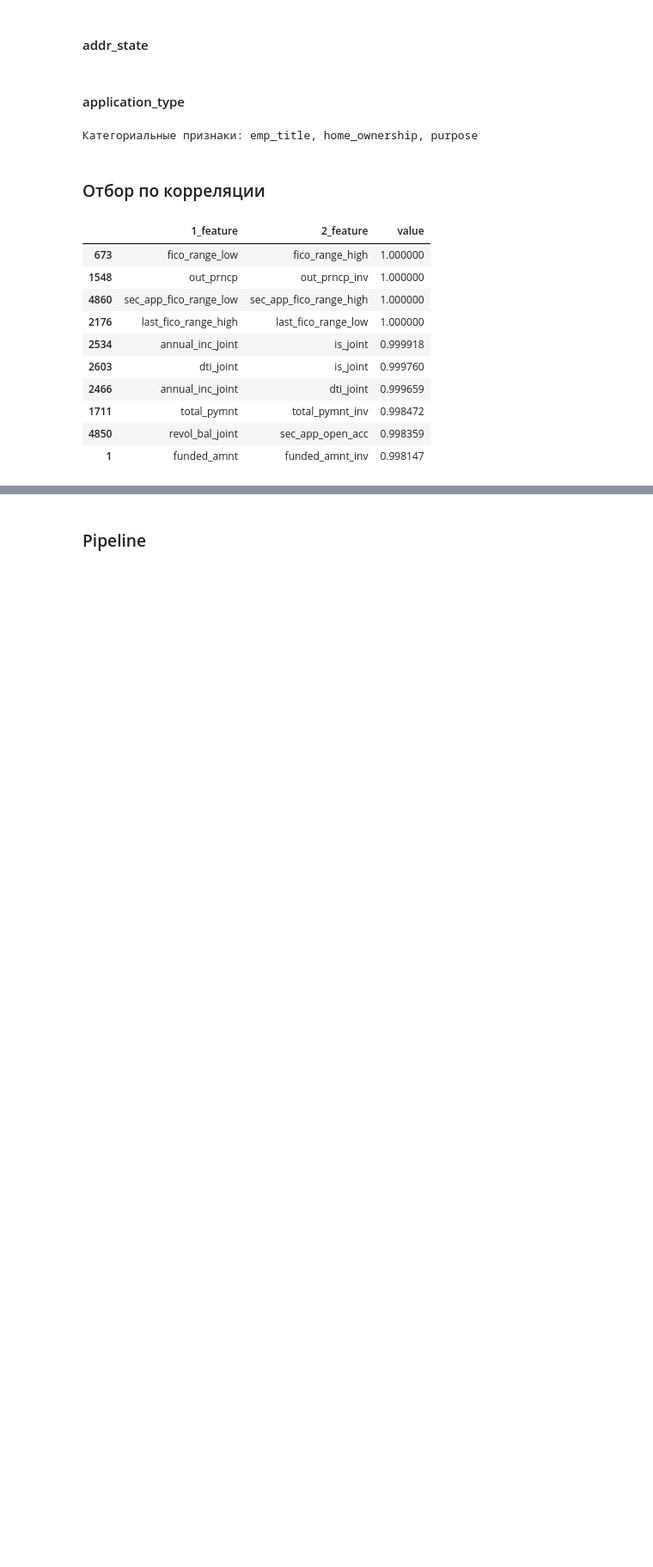
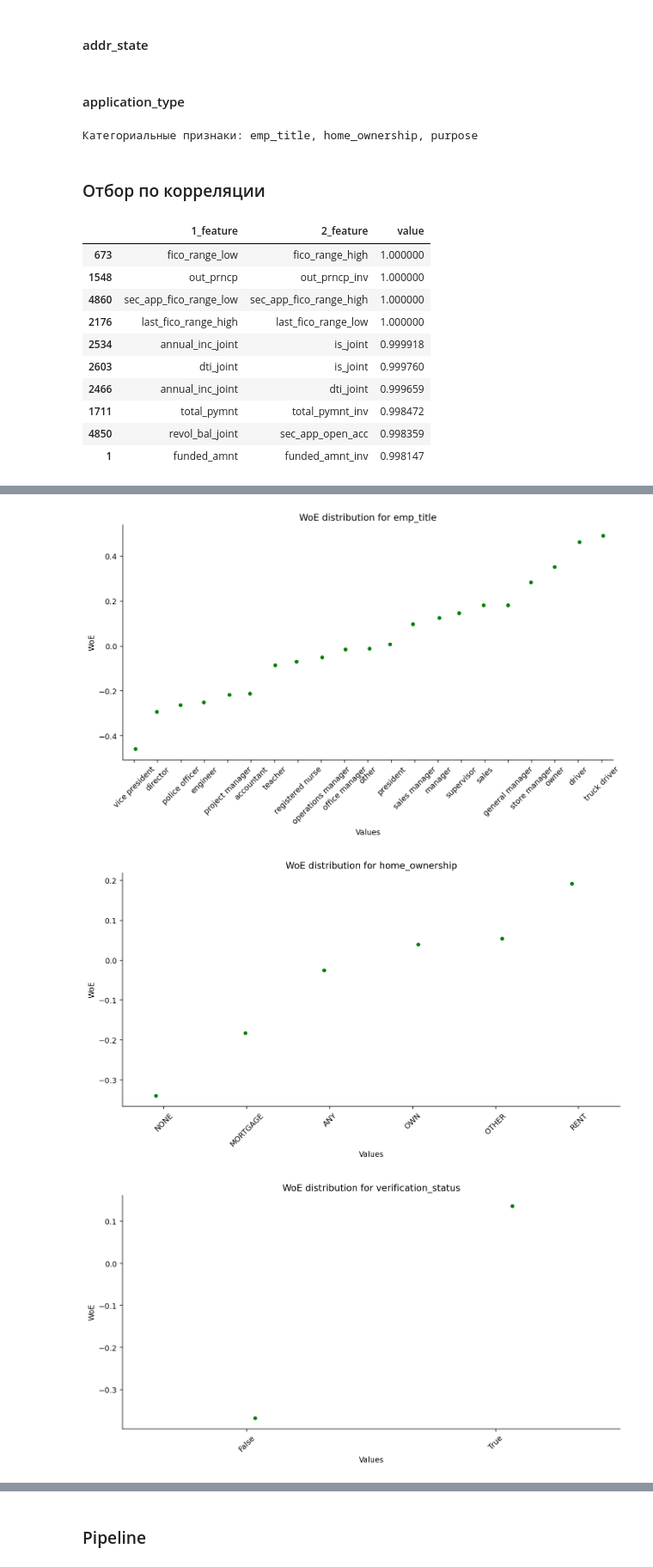
Before and after one commit to gaarutyunov/credit-risk, a Jupyter notebook: eda.ipynb, the cells around one changed output, grey strips where cells are left out. Shown at 86% size. Cells and saved outputs as stored; diff of their text form; code cells hidden in the pictures; blank space fills up the shorter version.

```diff
--- a/eda.ipynb
+++ b/eda.ipynb
@@ -130,7 +132,7 @@ for cols, func in zip([fill_min, fill_mean, fill_max],
     accepted[cols] = accepted[cols].fillna(fillna_vals)
 # %%
 # Смотрим описание столбцов
-notes_df = pd.read_excel('docs/accepted_columns_description.xlsx')[['Column_name', 'Description']]
+notes_df = pd.read_excel('docs/accepted_columns_description.xlsx', engine='openpyxl')[['Column_name', 'Description']]
 notes_df = notes_df.dropna()
 
 for col in fill_min:
@@ -352,3 +353,15 @@ for _, row in corrs[corrs['value'] >= 0.6].iterrows():
 
 to_drop = np.unique(to_drop)
 accepted.drop(columns=to_drop, inplace=True)
+# %%
+# Также удалим фичи, сильно коррелирующие с таргетом по аналогичному порогу
+to_drop = []
+
+for col_name in (accepted.dtypes[accepted.dtypes == 'float32'].index):
+    corr_tmp = abs(accepted[[col_name, 'label']].corr(method='spearman')[col_name]['label'])
+    if corr_tmp >= 0.6:
+        print('High correlation between target and {0} = {1:1.2f}!'.format(col_name, corr_tmp))
+        to_drop.append(col_name)
+
+to_drop = np.unique(to_drop)
+accepted.drop(columns=to_drop, inplace=True)
@@ -362,0 +381,4 @@ print(sorted(accepted.columns))
+# %%
+# Получаем список категориальных признаков
+categ = list(accepted.dtypes[accepted.dtypes != 'float32'].index)
+categ.remove('label')
@@ -362,0 +393,3 @@ print(sorted(accepted.columns))
+# %%
+# Получаем WoE, а также Information value
+final_iv, IV = woe.data_vars(accepted[categ], accepted.label)
@@ -362,0 +406,11 @@ print(sorted(accepted.columns))
+# %%
+for col_name in categ:
+    g = sns.catplot(x="MIN_VALUE", y="WOE",
+                    data=final_iv[final_iv['VAR_NAME'] == col_name].sort_values(by='WOE'),
+                    color='green', height=5, aspect=2).set(title='WoE distribution for ' + col_name)
+    g.set_xticklabels(rotation=45)
+    g.set(xlabel='Values', ylabel='WoE')
+# %% [output]
+[figure, added]
+[figure, added]
+[figure, added]
```
Also changed, not shown: parts of 12 cells of this notebook, 1 other file.
